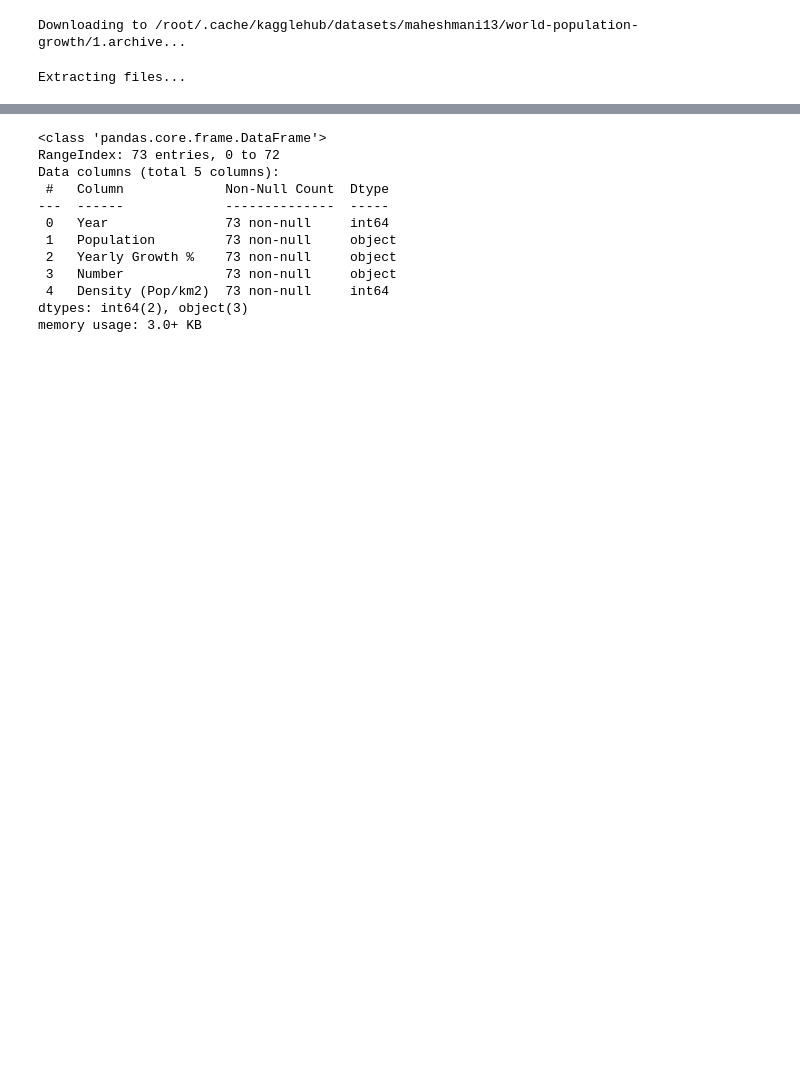
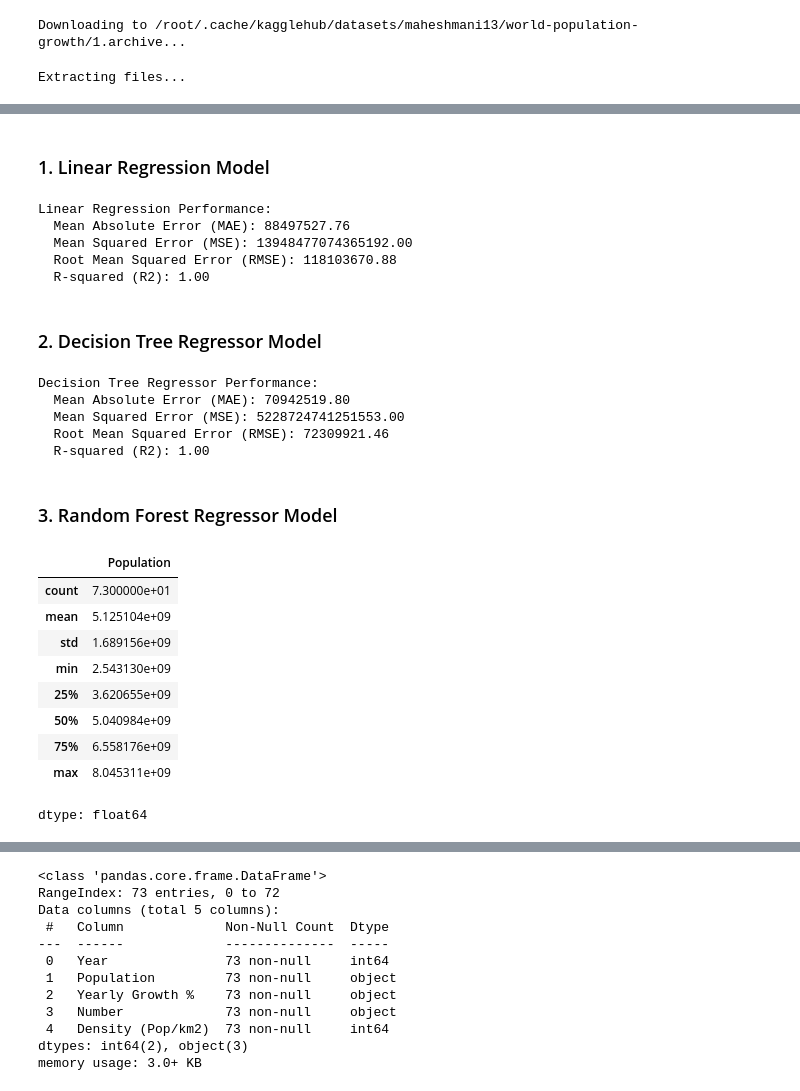
Before and after one commit to Anast2007/Assignment-AIML, a Jupyter notebook: area.ipynb, the cells around one changed output, grey strips where cells are left out. Saved outputs shown, nothing was run; the diff lists cells and outputs as text; code cells hidden in the pictures; blank space fills up the shorter version.

```diff
--- a/area.ipynb
+++ b/area.ipynb
@@ -8,0 +154,69 @@ Extracting files...
+# %% [markdown]
+### 1. Linear Regression Model
+# %%
+# Initialize and train the Linear Regression model
+linear_model = LinearRegression()
+linear_model.fit(X_train, y_train)
+
+# Make predictions on the test set
+y_pred_linear = linear_model.predict(X_test)
+
+# Evaluate the model
+mae_linear = mean_absolute_error(y_test, y_pred_linear)
+mse_linear = mean_squared_error(y_test, y_pred_linear)
+rmse_linear = np.sqrt(mse_linear)
+r2_linear = r2_score(y_test, y_pred_linear)
+
+print("Linear Regression Performance:")
+print(f"  Mean Absolute Error (MAE): {mae_linear:.2f}")
+print(f"  Mean Squared Error (MSE): {mse_linear:.2f}")
+print(f"  Root Mean Squared Error (RMSE): {rmse_linear:.2f}")
+print(f"  R-squared (R2): {r2_linear:.2f}")
+# %% [output]
+Linear Regression Performance:
+  Mean Absolute Error (MAE): 88497527.76
+  Mean Squared Error (MSE): 13948477074365192.00
+  Root Mean Squared Error (RMSE): 118103670.88
+  R-squared (R2): 1.00
+# %% [markdown]
+### 2. Decision Tree Regressor Model
+# %%
+# Initialize and train the Decision Tree Regressor model
+decision_tree_model = DecisionTreeRegressor(random_state=42)
+decision_tree_model.fit(X_train, y_train)
+
+# Make predictions on the test set
+y_pred_dt = decision_tree_model.predict(X_test)
+
+# Evaluate the model
+mae_dt = mean_absolute_error(y_test, y_pred_dt)
+mse_dt = mean_squared_error(y_test, y_pred_dt)
+rmse_dt = np.sqrt(mse_dt)
+r2_dt = r2_score(y_test, y_pred_dt)
+
+print("Decision Tree Regressor Performance:")
+print(f"  Mean Absolute Error (MAE): {mae_dt:.2f}")
+print(f"  Mean Squared Error (MSE): {mse_dt:.2f}")
+print(f"  Root Mean Squared Error (RMSE): {rmse_dt:.2f}")
+print(f"  R-squared (R2): {r2_dt:.2f}")
+# %% [output]
+Decision Tree Regressor Performance:
+  Mean Absolute Error (MAE): 70942519.80
+  Mean Squared Error (MSE): 5228724741251553.00
+  Root Mean Squared Error (RMSE): 72309921.46
+  R-squared (R2): 1.00
+# %% [markdown]
+### 3. Random Forest Regressor Model
+# %%
+display(df['Population'].describe())
+# %% [output]
+|  | Population |
+| count | 7.300000e+01 |
+| mean | 5.125104e+09 |
+| std | 1.689156e+09 |
+| min | 2.543130e+09 |
+| 25% | 3.620655e+09 |
+| 50% | 5.040984e+09 |
+| 75% | 6.558176e+09 |
+| max | 8.045311e+09 |
+dtype: float64
```
Also changed, not shown: parts of 18 cells of this notebook.
